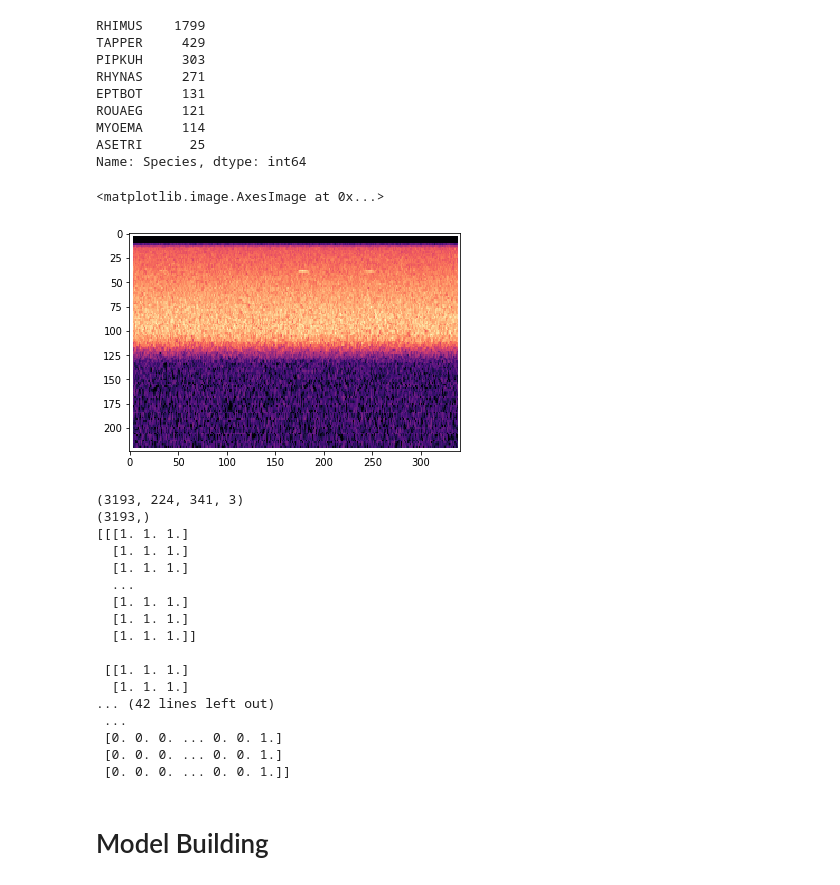
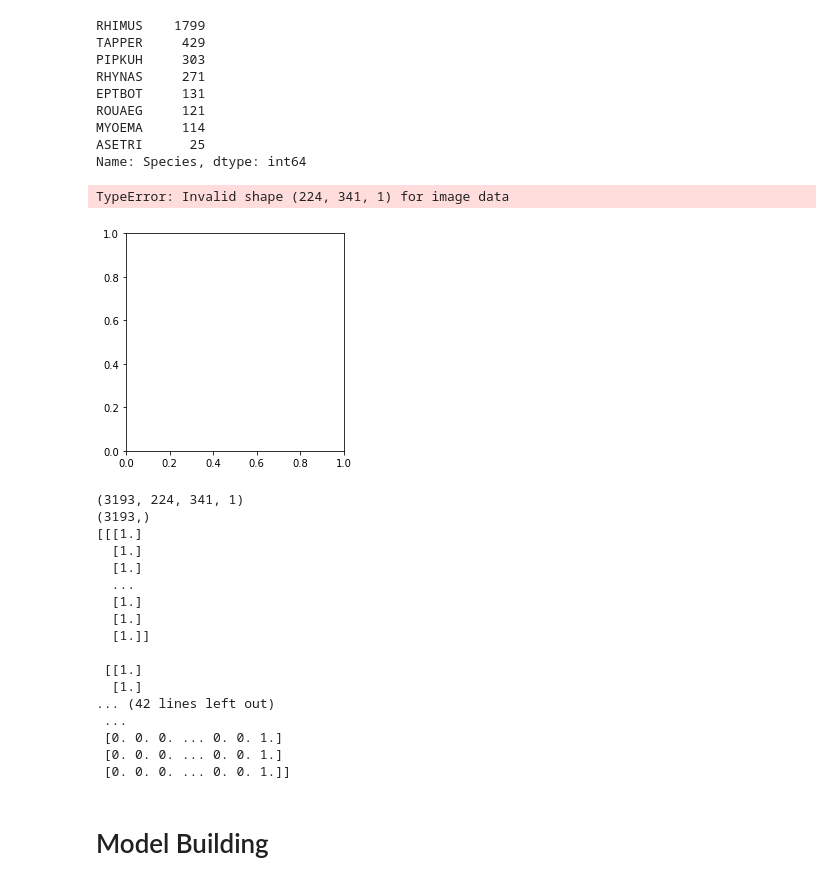
Before and after one commit to Taslim-M/Bat2Web, a Jupyter notebook: Model3B_refSVM.ipynb, the cells around one changed output. Saved outputs shown, nothing was run; the diff lists cells and outputs as text; code cells hidden in the pictures.

```diff
--- a/Model3B_refSVM.ipynb
+++ b/Model3B_refSVM.ipynb
@@ -104,22 +104,23 @@ Name: Species, dtype: int64
 # %%
 X_all = []
 Y_all = []
 
 image_folder_path = 'data/SpectogramInitial'
 file_paths = [f for f in os.listdir(image_folder_path)]
 
 for file_name in file_paths:
     spectrogram = Image.open(image_folder_path + '/' + file_name)
-    spectrogram = spectrogram.convert('RGB')
+    spectrogram = spectrogram.convert('L')
     spectrogram = np.array(spectrogram)
+    spectrogram = np.expand_dims(spectrogram, axis=2)
     X_all.append(spectrogram)
     Y_all.append(getSpeciesCode(file_name))
 
 
 plt.imshow(X_all[0])
 # %% [output]
-<matplotlib.image.AxesImage at 0x...>
+TypeError: Invalid shape (224, 341, 1) for image data
-[figure, old version]
+[figure, new version]
 # %%
 X_all = np.array(X_all)
 Y_all = np.array(Y_all)
@@ -135,18 +136,18 @@ Y_all = np_utils.to_categorical(Y_all, num_classes=8)
 print(X_all[0])
 print(Y_all)
 # %% [output]
-(3193, 224, 341, 3)
+(3193, 224, 341, 1)
 (3193,)
-[[[1. 1. 1.]
-  [1. 1. 1.]
-  [1. 1. 1.]
+[[[1.]
+  [1.]
+  [1.]
   ...
-  [1. 1. 1.]
-  [1. 1. 1.]
-  [1. 1. 1.]]
+  [1.]
+  [1.]
+  [1.]]
 
- [[1. 1. 1.]
-  [1. 1. 1.]
+ [[1.]
+  [1.]
 ... (42 lines left out)
  ...
  [0. 0. 0. ... 0. 0. 1.]
```
Also changed, not shown: parts of 7 cells of this notebook.
